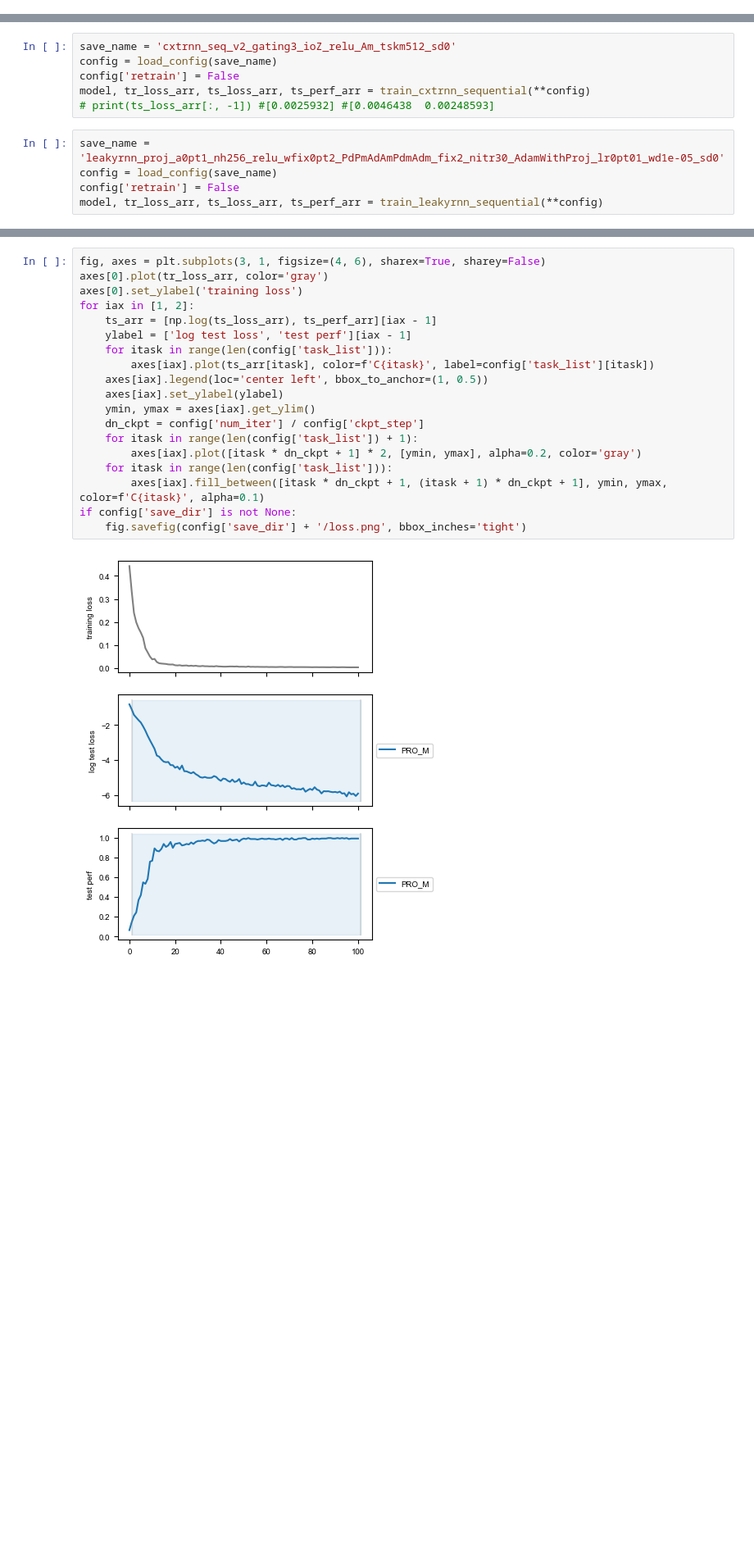
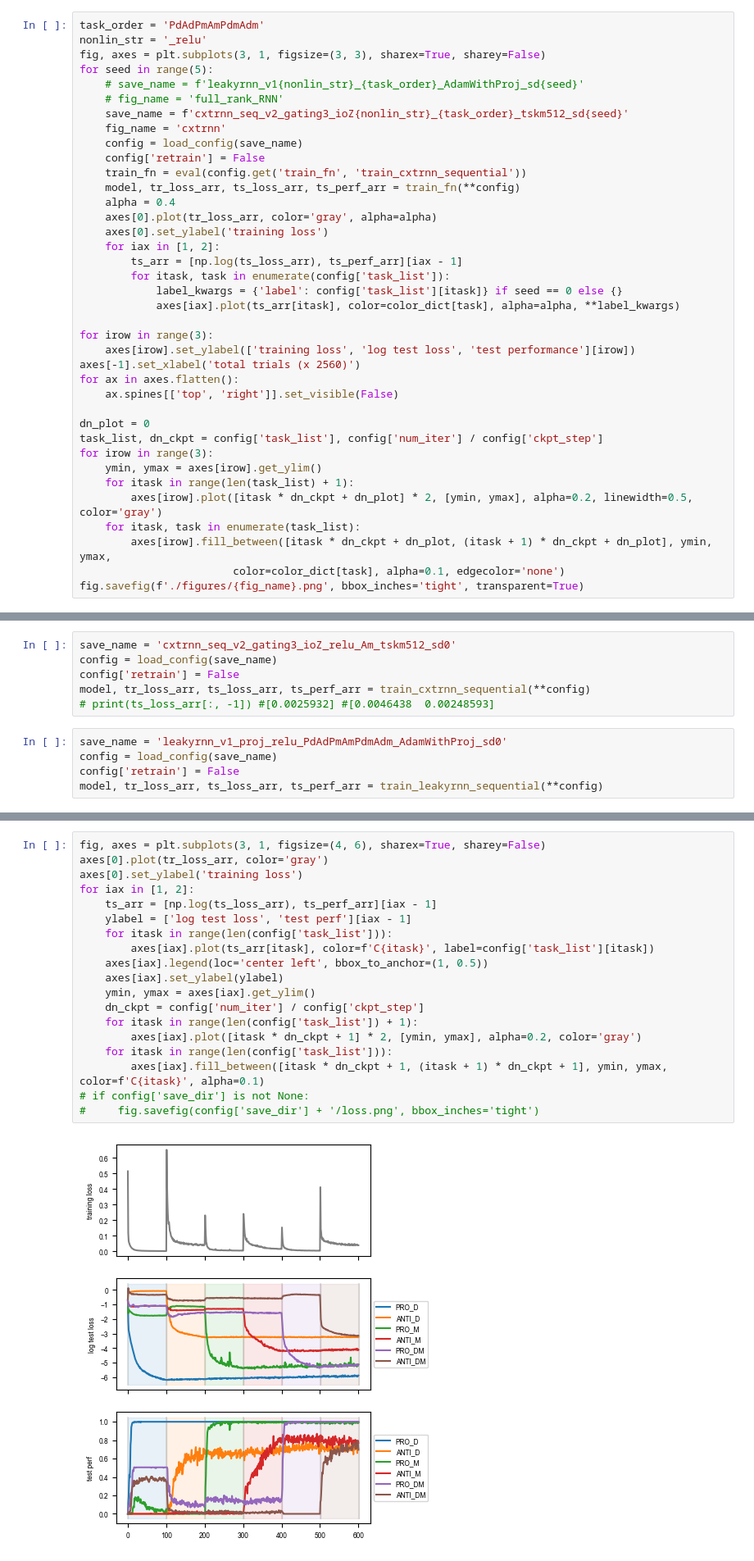
Before and after one commit to hzshan/context_inference_rnn, a Jupyter notebook: train.ipynb, the cells around one changed output, grey strips where cells are left out. Shown at 82% size. Cells and saved outputs as stored; diff of their text form; blank space fills up the shorter version.

```diff
--- a/train.ipynb
+++ b/train.ipynb
@@ -316,0 +421,38 @@ Text(0.5, 0, 'trials')
+# %%
+task_order = 'PdAdPmAmPdmAdm'
+nonlin_str = '_relu'
+fig, axes = plt.subplots(3, 1, figsize=(3, 3), sharex=True, sharey=False)
+for seed in range(5):
+    # save_name = f'leakyrnn_v1{nonlin_str}_{task_order}_AdamWithProj_sd{seed}'
+    # fig_name = 'full_rank_RNN'
+    save_name = f'cxtrnn_seq_v2_gating3_ioZ{nonlin_str}_{task_order}_tskm512_sd{seed}'
+    fig_name = 'cxtrnn'
+    config = load_config(save_name)
+    config['retrain'] = False
+    train_fn = eval(config.get('train_fn', 'train_cxtrnn_sequential'))
+    model, tr_loss_arr, ts_loss_arr, ts_perf_arr = train_fn(**config)
+    alpha = 0.4
+    axes[0].plot(tr_loss_arr, color='gray', alpha=alpha)
+    axes[0].set_ylabel('training loss')
+    for iax in [1, 2]:
+        ts_arr = [np.log(ts_loss_arr), ts_perf_arr][iax - 1]
+        for itask, task in enumerate(config['task_list']):
+            label_kwargs = {'label': config['task_list'][itask]} if seed == 0 else {}
+            axes[iax].plot(ts_arr[itask], color=color_dict[task], alpha=alpha, **label_kwargs)
+
+for irow in range(3):
+    axes[irow].set_ylabel(['training loss', 'log test loss', 'test performance'][irow])
+axes[-1].set_xlabel('total trials (x 2560)')
+for ax in axes.flatten():
+    ax.spines[['top', 'right']].set_visible(False)
+
+dn_plot = 0
+task_list, dn_ckpt = config['task_list'], config['num_iter'] / config['ckpt_step']
+for irow in range(3):
+    ymin, ymax = axes[irow].get_ylim()
+    for itask in range(len(task_list) + 1):
+        axes[irow].plot([itask * dn_ckpt + dn_plot] * 2, [ymin, ymax], alpha=0.2, linewidth=0.5, color='gray')
+    for itask, task in enumerate(task_list):
+        axes[irow].fill_between([itask * dn_ckpt + dn_plot, (itask + 1) * dn_ckpt + dn_plot], ymin, ymax,
+                        color=color_dict[task], alpha=0.1, edgecolor='none')
+fig.savefig(f'./figures/{fig_name}.png', bbox_inches='tight', transparent=True)
@@ -464,7 +608,7 @@ config['retrain'] = False
 model, tr_loss_arr, ts_loss_arr, ts_perf_arr = train_cxtrnn_sequential(**config)
 # print(ts_loss_arr[:, -1]) #[0.0025932] #[0.0046438  0.00248593]
 # %%
-save_name = 'leakyrnn_proj_a0pt1_nh256_relu_wfix0pt2_PdPmAdAmPdmAdm_fix2_nitr30_AdamWithProj_lr0pt01_wd1e-05_sd0'
+save_name = 'leakyrnn_v1_proj_relu_PdAdPmAmPdmAdm_AdamWithProj_sd0'
 config = load_config(save_name)
 config['retrain'] = False
 model, tr_loss_arr, ts_loss_arr, ts_perf_arr = train_leakyrnn_sequential(**config)
@@ -473,24 +615,24 @@ model, tr_loss_arr, ts_loss_arr, ts_perf_arr = train_leakyrnn_sequential(**confi
 # %%
 fig, axes = plt.subplots(3, 1, figsize=(4, 6), sharex=True, sharey=False)
 axes[0].plot(tr_loss_arr, color='gray')
 axes[0].set_ylabel('training loss')
 for iax in [1, 2]:
     ts_arr = [np.log(ts_loss_arr), ts_perf_arr][iax - 1]
     ylabel = ['log test loss', 'test perf'][iax - 1]
     for itask in range(len(config['task_list'])):
         axes[iax].plot(ts_arr[itask], color=f'C{itask}', label=config['task_list'][itask])
     axes[iax].legend(loc='center left', bbox_to_anchor=(1, 0.5))
     axes[iax].set_ylabel(ylabel)
     ymin, ymax = axes[iax].get_ylim()
     dn_ckpt = config['num_iter'] / config['ckpt_step']
     for itask in range(len(config['task_list']) + 1):
         axes[iax].plot([itask * dn_ckpt + 1] * 2, [ymin, ymax], alpha=0.2, color='gray')
     for itask in range(len(config['task_list'])):
         axes[iax].fill_between([itask * dn_ckpt + 1, (itask + 1) * dn_ckpt + 1], ymin, ymax, color=f'C{itask}', alpha=0.1)
-if config['save_dir'] is not None:
-    fig.savefig(config['save_dir'] + '/loss.png', bbox_inches='tight')
+# if config['save_dir'] is not None:
+#     fig.savefig(config['save_dir'] + '/loss.png', bbox_inches='tight')
 # %% [output]
-[figure, old version]
+[figure, new version]
 # %% [markdown]
 ### visualize gating for each task epoch
 # %%
```
Also changed, not shown: parts of 18 cells of this notebook, 3 other files.
